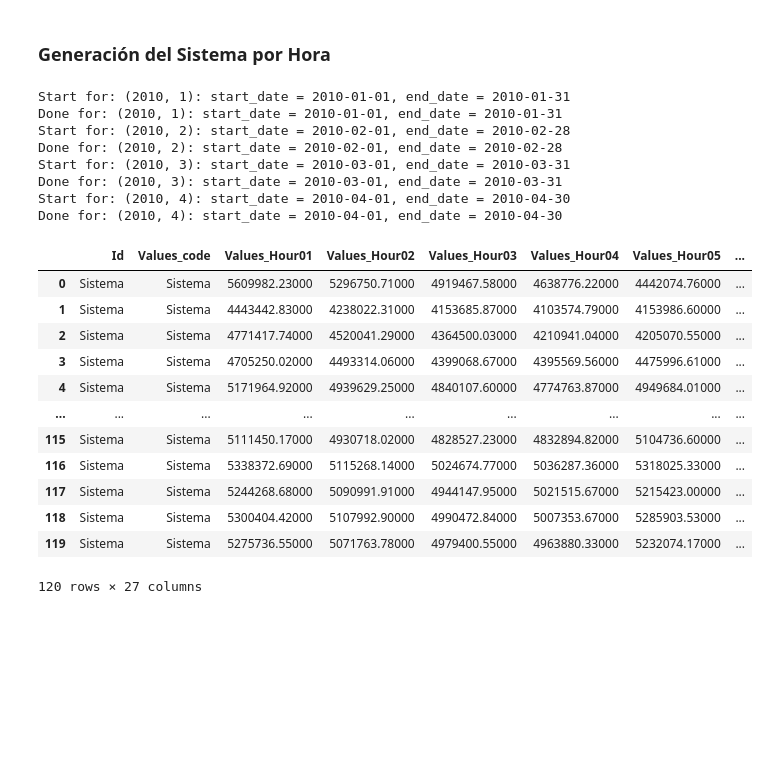
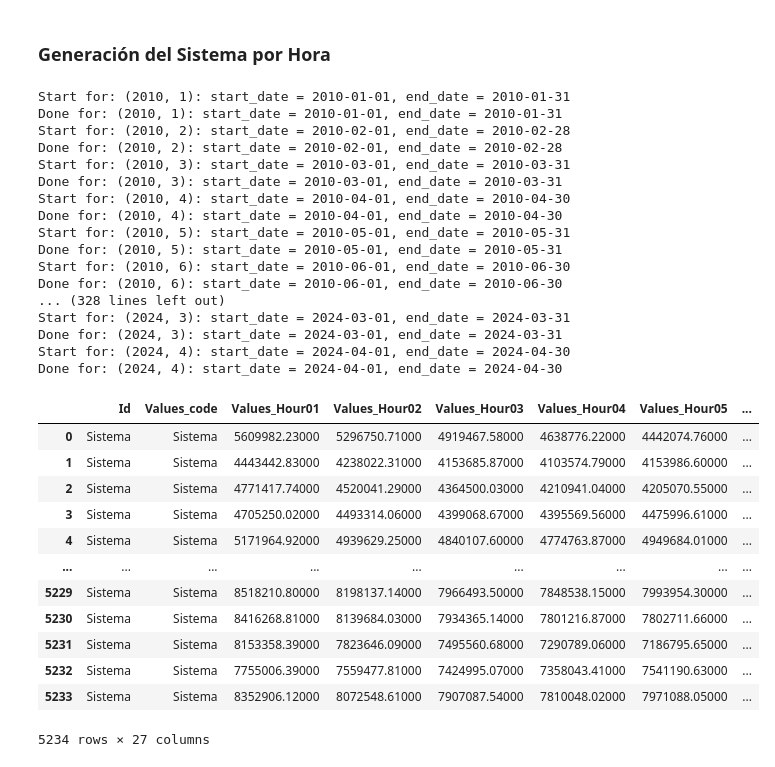
Before and after one commit to sistema-electrico-colombia/extraccion-datos-API, a Jupyter notebook: extraccion_datos_api_xm.ipynb, the cells around one changed output. Saved outputs shown, nothing was run; the diff lists cells and outputs as text; code cells hidden in the pictures; blank space fills up the shorter version.

```diff
--- a/extraccion_datos_api_xm.ipynb
+++ b/extraccion_datos_api_xm.ipynb
@@ -229,30 +231,39 @@ listado_autogeneradores
 # %% [markdown]
 ### Generación del Sistema por Hora
 # %%
-date_dict = generate_date_dict(2010, 2010, 4)
+date_dict = generate_date_dict(2010, 2024, 4)
 metric = "Gene"
 num_metric = 0
 df_generacion_sistema = extract_metric(date_dict,metric,num_metric)
 df_generacion_sistema
 # %% [output]
 Start for: (2010, 1): start_date = 2010-01-01, end_date = 2010-01-31
 Done for: (2010, 1): start_date = 2010-01-01, end_date = 2010-01-31
 Start for: (2010, 2): start_date = 2010-02-01, end_date = 2010-02-28
 Done for: (2010, 2): start_date = 2010-02-01, end_date = 2010-02-28
 Start for: (2010, 3): start_date = 2010-03-01, end_date = 2010-03-31
 Done for: (2010, 3): start_date = 2010-03-01, end_date = 2010-03-31
 Start for: (2010, 4): start_date = 2010-04-01, end_date = 2010-04-30
 Done for: (2010, 4): start_date = 2010-04-01, end_date = 2010-04-30
+Start for: (2010, 5): start_date = 2010-05-01, end_date = 2010-05-31
+Done for: (2010, 5): start_date = 2010-05-01, end_date = 2010-05-31
+Start for: (2010, 6): start_date = 2010-06-01, end_date = 2010-06-30
+Done for: (2010, 6): start_date = 2010-06-01, end_date = 2010-06-30
+... (328 lines left out)
+Start for: (2024, 3): start_date = 2024-03-01, end_date = 2024-03-31
+Done for: (2024, 3): start_date = 2024-03-01, end_date = 2024-03-31
+Start for: (2024, 4): start_date = 2024-04-01, end_date = 2024-04-30
+Done for: (2024, 4): start_date = 2024-04-01, end_date = 2024-04-30
 |  | Id | Values_code | Values_Hour01 | Values_Hour02 | Values_Hour03 | Values_Hour04 | Values_Hour05 | ... |
 | 0 | Sistema | Sistema | 5609982.23000 | 5296750.71000 | 4919467.58000 | 4638776.22000 | 4442074.76000 | ... |
 | 1 | Sistema | Sistema | 4443442.83000 | 4238022.31000 | 4153685.87000 | 4103574.79000 | 4153986.60000 | ... |
 | 2 | Sistema | Sistema | 4771417.74000 | 4520041.29000 | 4364500.03000 | 4210941.04000 | 4205070.55000 | ... |
 | 3 | Sistema | Sistema | 4705250.02000 | 4493314.06000 | 4399068.67000 | 4395569.56000 | 4475996.61000 | ... |
 | 4 | Sistema | Sistema | 5171964.92000 | 4939629.25000 | 4840107.60000 | 4774763.87000 | 4949684.01000 | ... |
 | ... | ... | ... | ... | ... | ... | ... | ... | ... |
-| 115 | Sistema | Sistema | 5111450.17000 | 4930718.02000 | 4828527.23000 | 4832894.82000 | 5104736.60000 | ... |
-| 116 | Sistema | Sistema | 5338372.69000 | 5115268.14000 | 5024674.77000 | 5036287.36000 | 5318025.33000 | ... |
-| 117 | Sistema | Sistema | 5244268.68000 | 5090991.91000 | 4944147.95000 | 5021515.67000 | 5215423.00000 | ... |
-| 118 | Sistema | Sistema | 5300404.42000 | 5107992.90000 | 4990472.84000 | 5007353.67000 | 5285903.53000 | ... |
-| 119 | Sistema | Sistema | 5275736.55000 | 5071763.78000 | 4979400.55000 | 4963880.33000 | 5232074.17000 | ... |
+| 5229 | Sistema | Sistema | 8518210.80000 | 8198137.14000 | 7966493.50000 | 7848538.15000 | 7993954.30000 | ... |
+| 5230 | Sistema | Sistema | 8416268.81000 | 8139684.03000 | 7934365.14000 | 7801216.87000 | 7802711.66000 | ... |
+| 5231 | Sistema | Sistema | 8153358.39000 | 7823646.09000 | 7495560.68000 | 7290789.06000 | 7186795.65000 | ... |
+| 5232 | Sistema | Sistema | 7755006.39000 | 7559477.81000 | 7424995.07000 | 7358043.41000 | 7541190.63000 | ... |
+| 5233 | Sistema | Sistema | 8352906.12000 | 8072548.61000 | 7907087.54000 | 7810048.02000 | 7971088.05000 | ... |
-120 rows × 27 columns
+5234 rows × 27 columns
```
Also changed, not shown: parts of 2 cells of this notebook.
